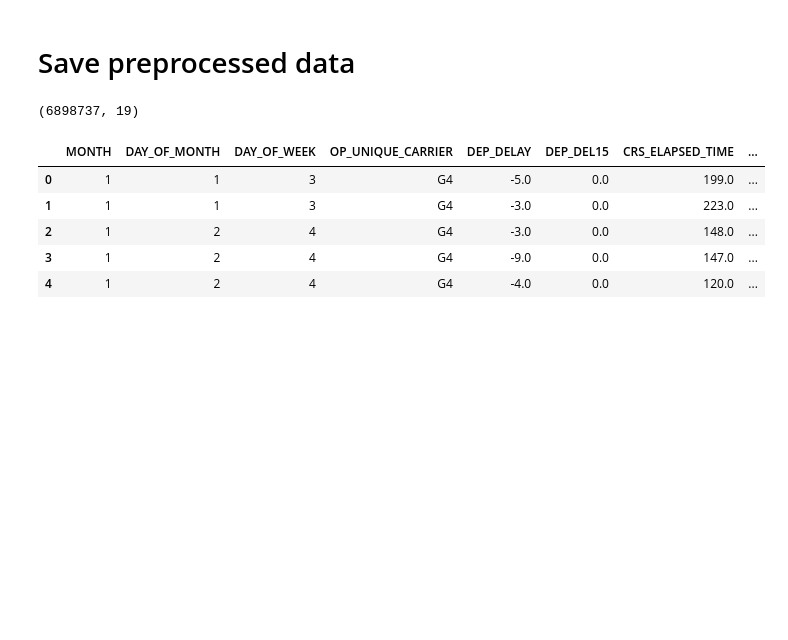
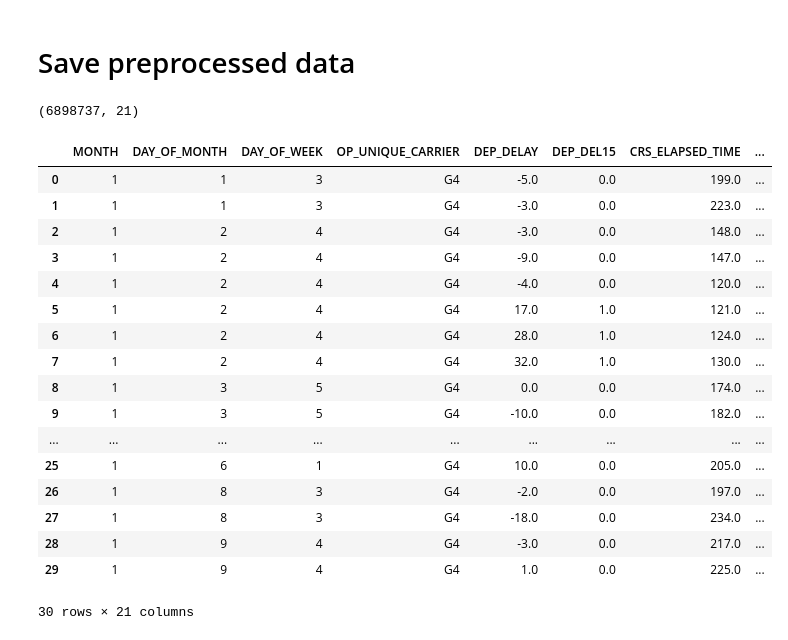
Before and after one commit to dennisous/STT811-Project, a Jupyter notebook: data_preprocess.ipynb, the cells around one changed output. Cells and saved outputs as stored; diff of their text form; code cells hidden in the pictures; blank space fills up the shorter version.

```diff
--- a/data_preprocess.ipynb
+++ b/data_preprocess.ipynb
@@ -151,12 +168,24 @@ df.to_parquet('combined_preprocessed.parquet', index=False, compression='zstd')
 # %%
 df = pd.read_parquet('combined_preprocessed.parquet')
 print(df.shape)
-df.head()
+df.head(30)
 # %% [output]
-(6898737, 19)
+(6898737, 21)
 |  | MONTH | DAY_OF_MONTH | DAY_OF_WEEK | OP_UNIQUE_CARRIER | DEP_DELAY | DEP_DEL15 | CRS_ELAPSED_TIME | ... |
 | 0 | 1 | 1 | 3 | G4 | -5.0 | 0.0 | 199.0 | ... |
 | 1 | 1 | 1 | 3 | G4 | -3.0 | 0.0 | 223.0 | ... |
 | 2 | 1 | 2 | 4 | G4 | -3.0 | 0.0 | 148.0 | ... |
 | 3 | 1 | 2 | 4 | G4 | -9.0 | 0.0 | 147.0 | ... |
 | 4 | 1 | 2 | 4 | G4 | -4.0 | 0.0 | 120.0 | ... |
+| 5 | 1 | 2 | 4 | G4 | 17.0 | 1.0 | 121.0 | ... |
+| 6 | 1 | 2 | 4 | G4 | 28.0 | 1.0 | 124.0 | ... |
+| 7 | 1 | 2 | 4 | G4 | 32.0 | 1.0 | 130.0 | ... |
+| 8 | 1 | 3 | 5 | G4 | 0.0 | 0.0 | 174.0 | ... |
+| 9 | 1 | 3 | 5 | G4 | -10.0 | 0.0 | 182.0 | ... |
+| ... | ... | ... | ... | ... | ... | ... | ... | ... |
+| 25 | 1 | 6 | 1 | G4 | 10.0 | 0.0 | 205.0 | ... |
+| 26 | 1 | 8 | 3 | G4 | -2.0 | 0.0 | 197.0 | ... |
+| 27 | 1 | 8 | 3 | G4 | -18.0 | 0.0 | 234.0 | ... |
+| 28 | 1 | 9 | 4 | G4 | -3.0 | 0.0 | 217.0 | ... |
+| 29 | 1 | 9 | 4 | G4 | 1.0 | 0.0 | 225.0 | ... |
+30 rows × 21 columns
```
Also changed, not shown: parts of 5 cells of this notebook.
